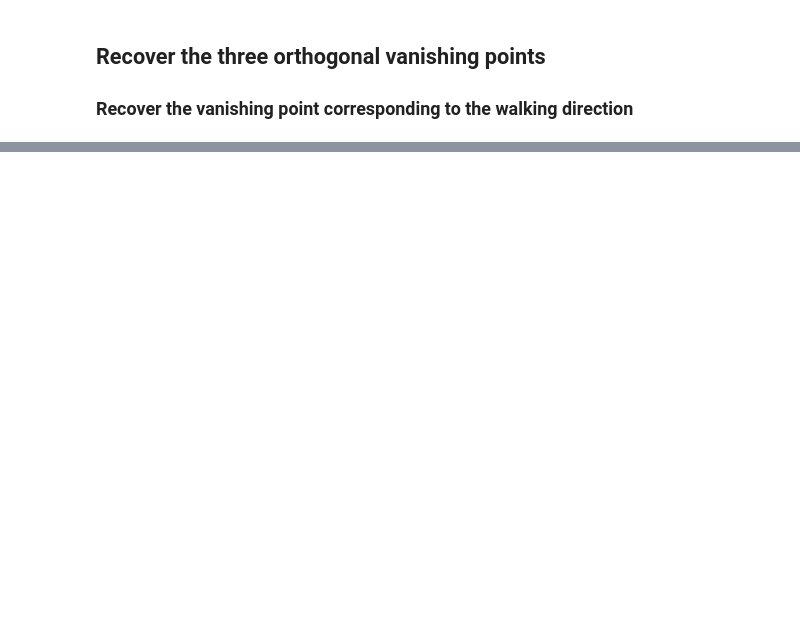
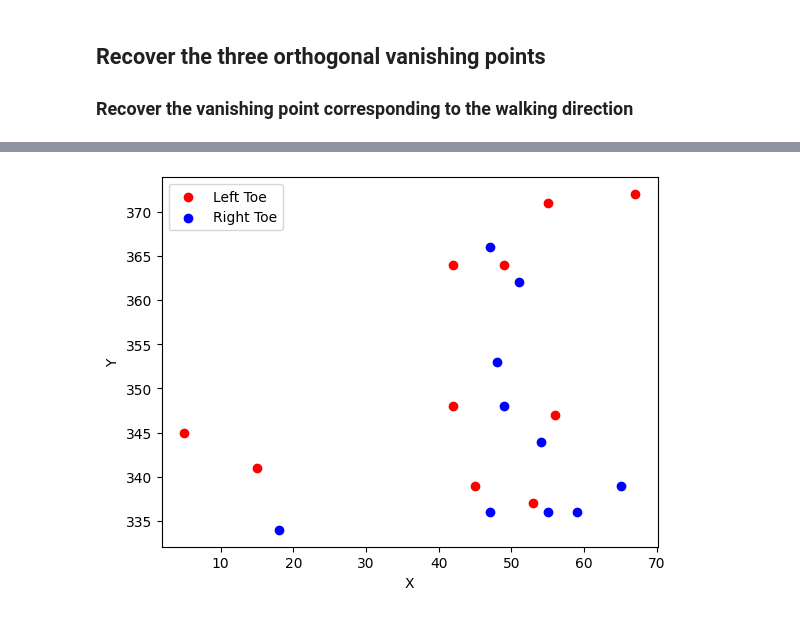
Before and after one commit to Kh0uloud/Camera-Calibration-CV, a Jupyter notebook: Periodic_Motion_Paper.ipynb, the cells around one changed output, grey strips where cells are left out. Saved outputs shown, nothing was run; the diff lists cells and outputs as text; code cells hidden in the pictures; blank space fills up the shorter version.

```diff
--- a/Periodic_Motion_Paper.ipynb
+++ b/Periodic_Motion_Paper.ipynb
@@ -136,11 +94,8 @@ plt.show()
 
 # Extract the lambda-shaped frames from the peak indices
 lambda_frames = []
-ee=[]
 for i in peak_indices:
     lambda_frames.append(i)
-    #keep only the eigenvectors of the lambda shaped frames
-    ee.append(e[i])
 # %% [output]
 [figure]
 # %%
@@ -238,14 +173,15 @@ def detect_toe_positions(i):
     # Append the optimal toe position to the list
     toe_positions.append(optimal_toe_position)
 
+    """
     # Plot the image
     plt.imshow(image)
 
-    plt.scatter(toe_positions[1], toe_positions[0], color='red', marker='o')
-    plt.scatter(c[1], c[0], color='blue', marker='o')
+    #plt.scatter(toe_positions[1], toe_positions[0], color='red', marker='o')   #!! Need the bounding box coordinates
+    plt.scatter(c[1], c[0], color='yellow', marker='o')
 
     # Show the plot
-    plt.show()
+    plt.show() """
 
     return toe_positions
 
@@ -270,3 +201,7 @@ IndexError: ignored
+# %%
+toe_positions = []
+for i in lambda_frames:
+    toe_positions.append(detect_toe_positions(i))
 # %% [markdown]
 <h2>Recover the three orthogonal vanishing points</h2>
 <h3>Recover the vanishing point corresponding to the walking direction</h3>
@@ -272,0 +221,30 @@ IndexError: ignored
+# %%
+import matplotlib.pyplot as plt
+
+left_toe_points = []
+right_toe_points = []
+for i, point in enumerate(toe_positions):
+    if i%2==0 :
+        left_toe_points.append(point[0])
+    else :
+        right_toe_points.append(point[0])
+
+left_toe_points = np.vstack(left_toe_points)
+right_toe_points = np.vstack(right_toe_points)
+
+# Scatter plot the points with different colors for left toe and right toe
+left_x, left_y = zip(*left_toe_points)
+right_x, right_y = zip(*right_toe_points)
+
+plt.scatter(left_x, left_y, color='red', label='Left Toe')
+plt.scatter(right_x, right_y, color='blue', label='Right Toe')
+
+# Add labels and legend
+plt.xlabel('X')
+plt.ylabel('Y')
+plt.legend()
+
+# Show the plot
+plt.show()
+# %% [output]
+[figure, added]
```
Also changed, not shown: parts of 8 cells of this notebook.
